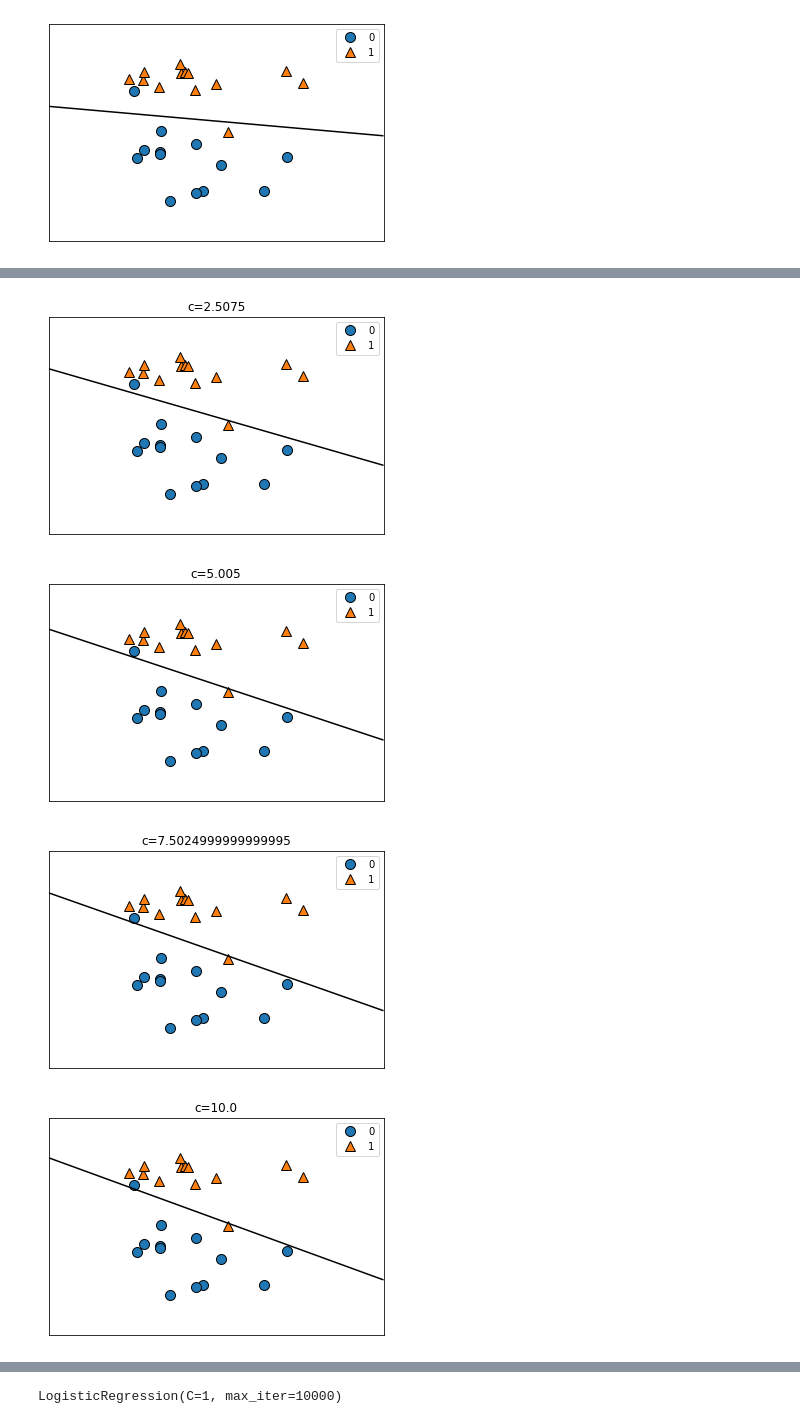
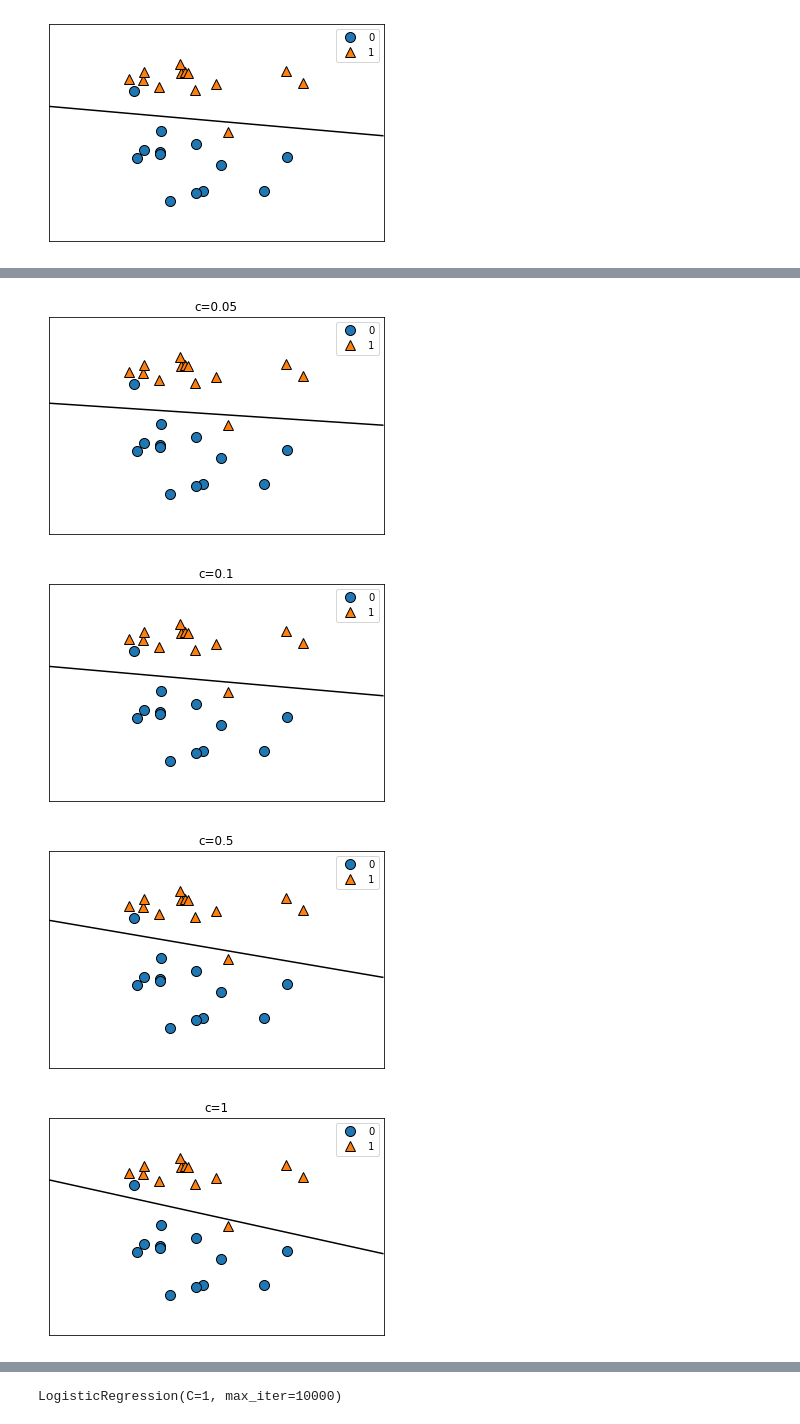
Before and after one commit to Lagom92/study-in-school, a Jupyter notebook: ML/0729_Logistic_C값변경.ipynb, the cells around one changed output, grey strips where cells are left out. Drawn from its saved outputs; the diff is of its cells as text; code cells hidden in the pictures.

```diff
--- a/ML/0729_Logistic_C값변경.ipynb
+++ b/ML/0729_Logistic_C값변경.ipynb
@@ -33,18 +35,18 @@ plt.show()
 # %% [output]
 [figure]
 # %%
-for c in np.linspace(0.01, 10, 5):
+for c in [0.01, 0.05, 0.1, 0.5, 1]:
     model = LogisticRegression(C=c)
     model.fit(X, y)
     mglearn.plots.plot_2d_separator(model, X, fill=False)
     mglearn.discrete_scatter(X[:, 0], X[:, 1], y)
 
     plt.title(f"c={c}")
     plt.legend()
     plt.show()
 # %% [output]
 [figure]
-[figure, old version]
+[figure, new version]
-[figure, old version]
+[figure, new version]
-[figure, old version]
+[figure, new version]
-[figure, old version]
+[figure, new version]
```
Also changed, not shown: parts of 11 cells of this notebook.
